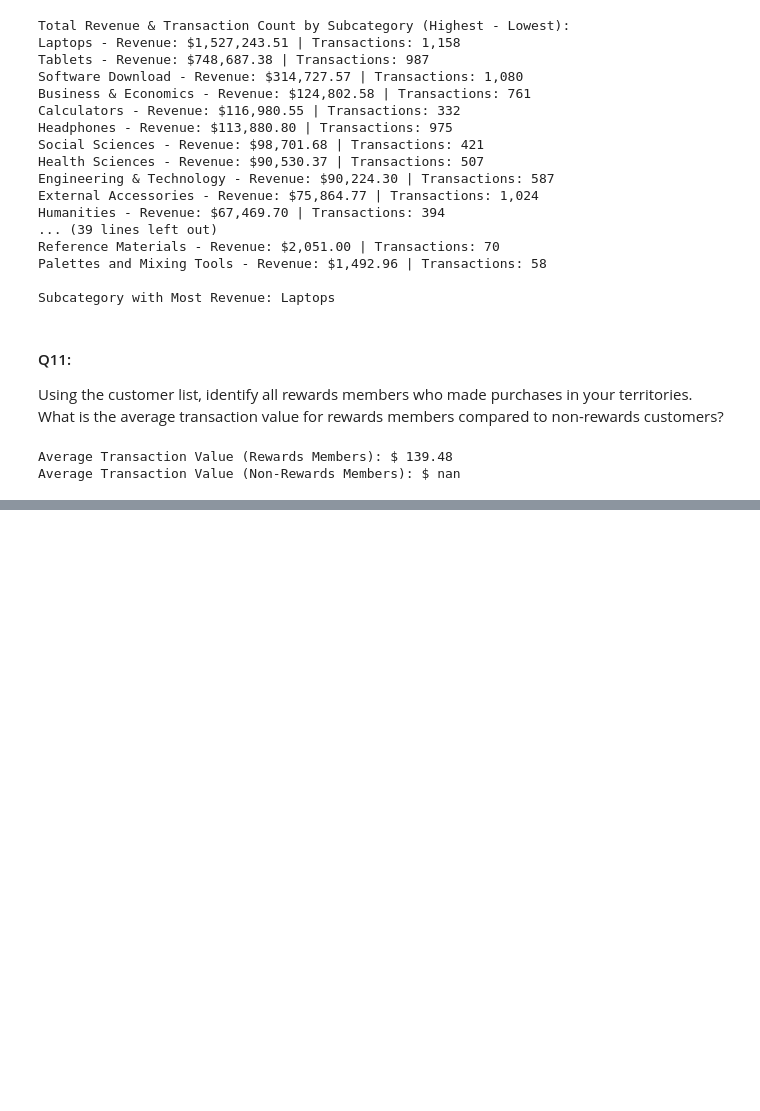
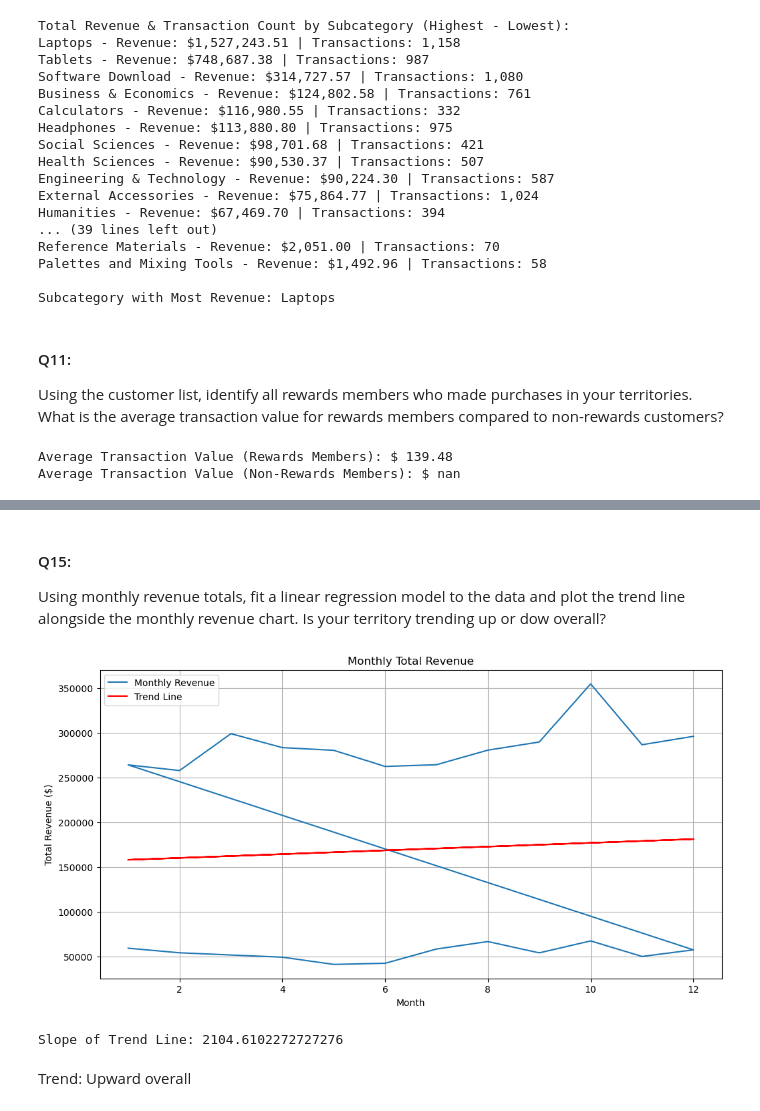
Before and after one commit to anchan-hm/Capstone_2, a Jupyter notebook: Chanthadara_bonus_analysis.ipynb, the cells around one changed output, grey strips where cells are left out. Drawn from its saved outputs; the diff is of its cells as text; code cells hidden in the pictures; blank space fills up the shorter version.

```diff
--- a/Chanthadara_bonus_analysis.ipynb
+++ b/Chanthadara_bonus_analysis.ipynb
@@ -603,0 +694,20 @@ Average Transaction Value (Non-Rewards Members): $ nan
+# %%
+# extracting month from Transaction Date
+territory_sales['Month'] = territory_sales['Transaction Date'].dt.month # pulling month
+
+# calculating total revenue per month
+monthly_rev = territory_sales.groupby(['State','Month'])['Sale Amount']\
+                                        .sum().reset_index() # total revenue per month
+
+# sorting by State then Month
+monthly_rev = monthly_rev.sort_values(['State','Month'])
+
+# locating highest revenue months per territory
+top_months = monthly_rev.groupby('State').max().reset_index() # highest revenues
+
+# locating lowest revenue months per territory
+low_months = monthly_rev.groupby('State').min().reset_index() # lowest revenues
+
+# displaying output
+print(f"Best Month: {top_months}\n")
+print(f"Worst Month: {low_months}")
@@ -603,0 +727,41 @@ Average Transaction Value (Non-Rewards Members): $ nan
+# %% [markdown]
+#### Q15:
+Using monthly revenue totals, fit a linear regression model to the data and plot the trend line alongside the monthly revenue chart. Is your territory trending up or dow overall?
+# %%
+# setting Month
+X = monthly_rev[['Month']] # month number
+
+# setting revenue
+y = monthly_rev['Sale Amount'] # total revenue
+
+# creating and fitting model
+model = LinearRegression()
+model.fit(X,y)
+
+# creating predicted values
+monthly_rev['Trend'] = model.predict(X)
+
+# plotting monthly revenue
+plt.figure(figsize=(12,6))
+plt.plot(monthly_rev['Month'], monthly_rev['Sale Amount'], label='Monthly Revenue')
+
+# plotting trend line
+plt.plot(monthly_rev['Month'], monthly_rev['Trend'], color='red', label='Trend Line')
+
+# adding title & labels
+plt.title('Monthly Total Revenue')
+plt.xlabel('Month')
+plt.ylabel('Total Revenue ($)')
+plt.legend()
+plt.grid(True)
+
+# displaying output
+plt.show()
+
+# printing slope
+print("Slope of Trend Line:", model.coef_[0])
+# %% [output]
+[figure, added]
+Slope of Trend Line: 2104.6102272727276
+# %% [markdown]
+Trend: Upward overall
```
Also changed, not shown: parts of 7 cells of this notebook.
